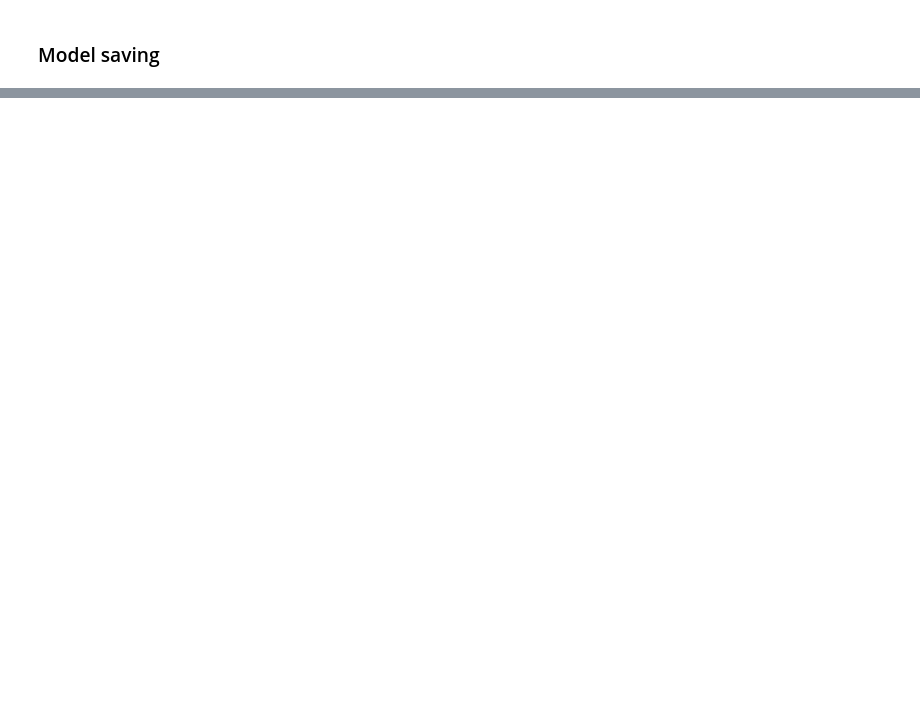
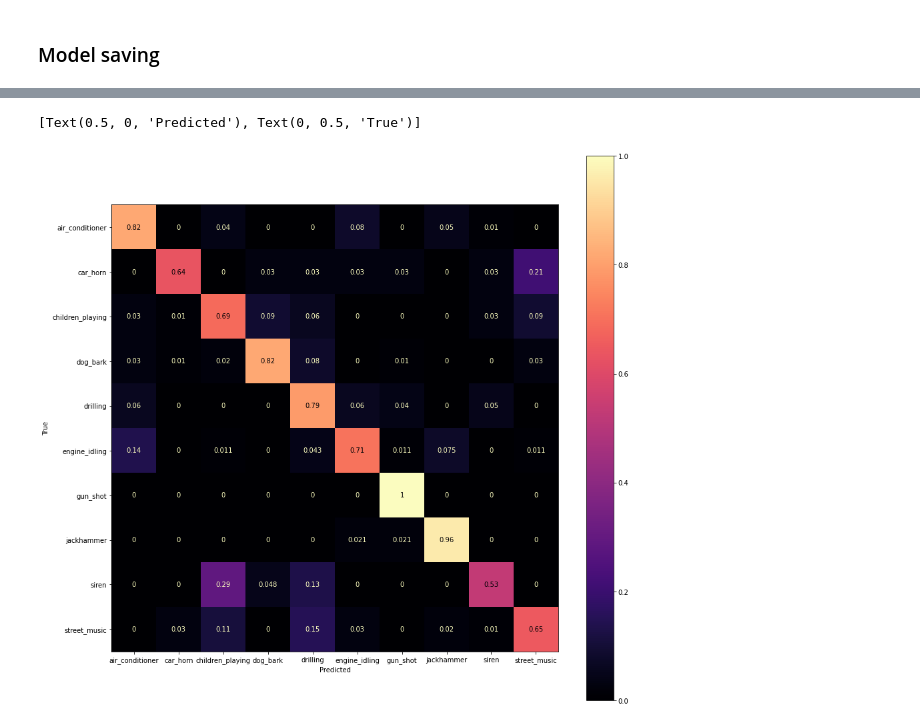
Before and after one commit to GKPr0/AcusticEventsDetection, a Jupyter notebook: Training.ipynb, the cells around one changed output, grey strips where cells are left out. Drawn from its saved outputs; the diff is of its cells as text; code cells hidden in the pictures; blank space fills up the shorter version.

Commit message:
CNN Training script

```diff
--- a/Training.ipynb
+++ b/Training.ipynb
@@ -49,7 +47,7 @@ N_MELS = 64
 TIME_BINS =  np.ceil(DURATION*SAMPLE_RATE/N_FFT*(N_FFT/HOP_LENGTH)).astype('int')
 TIME_SHIFT_LIMIT = 0.5
 TIME_MASKING_PARAM = np.round(TIME_BINS*0.1) # Up to 10% of time can be masked out
-FREQ_MASKING_PARAM = np.round(N_MELS*0.2) # Up to 20% of Freqs can be masked out
+FREQ_MASKING_PARAM = np.round(N_MELS*0.1) # Up to 10% of Freqs can be masked out
 
 def processing(filepath, class_id, augment=False):
     # Load audio as mono and resampled
@@ -282,6 +270,6 @@ history = model.fit(train_dataset,
               validation_data=valid_dataset,
               validation_steps=len(valid_df)//BATCH_SIZE,
               steps_per_epoch=len(train_df)//BATCH_SIZE,
-              epochs=20,
+              epochs=40,
               callbacks=[model_save_callback])
 # %% [output]
@@ -350,8 +320,0 @@ Before each iteration, I generated new training data, which enables the model to
-# %%
-model.load_weights('models/acusticEvents-0020.ckpt')
-history = model.fit(train_dataset,
-          validation_data=valid_dataset,
-          validation_steps=len(valid_df)//BATCH_SIZE,
-          steps_per_epoch=len(train_df)//BATCH_SIZE,
-          epochs=50,
-          callbacks=[model_save_callback])
@@ -376,6 +328,7 @@ Epoch 38/50
 # %%
 results = []
-for i in range(1,50):
+for i in range(1,100):
     model.load_weights(f'models/acusticEvents-{i:04d}.ckpt')
+    print(f"Model-epoch:{i:04d}")
     temp_result = model.evaluate(valid_dataset)
     results.append(temp_result)
@@ -399,0 +347,17 @@ for i in range(1,50):
+# %%
+from sklearn.metrics import confusion_matrix, ConfusionMatrixDisplay
+
+model.load_weights(f'models/acusticEvents-0043.ckpt')
+true_categories = valid_df["classID"]
+cat_labels = valid_df.sort_values("classID")["class"].unique()
+#Predict
+y_prediction = model.predict(valid_dataset)
+predicted_categories = tf.argmax(y_prediction, axis=1)
+
+#Create confusion matrix and normalizes it over predicted (columns)
+fig, ax = plt.subplots(figsize=(15,15))
+cm = confusion_matrix(true_categories, predicted_categories , normalize='true')
+cmd = ConfusionMatrixDisplay(cm, display_labels=cat_labels)
+cmd.plot(ax=ax, cmap="magma")
+cmd.ax_.set(xlabel='Predicted', ylabel='True')
+# %% [output]
@@ -399,0 +365,2 @@ for i in range(1,50):
+[Text(0.5, 0, 'Predicted'), Text(0, 0.5, 'True')]
+[figure, added]
```
Also changed, not shown: parts of 24 cells of this notebook.
